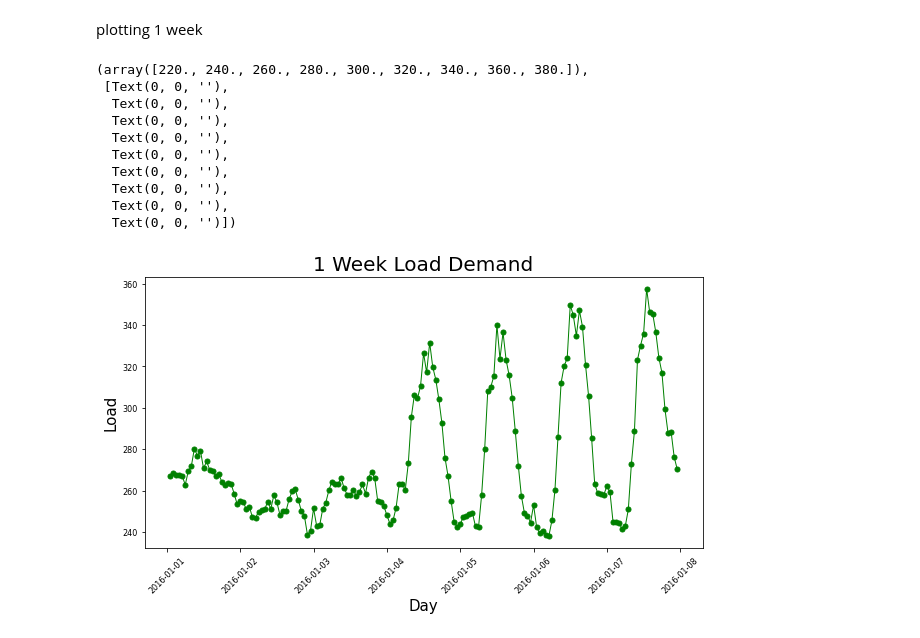
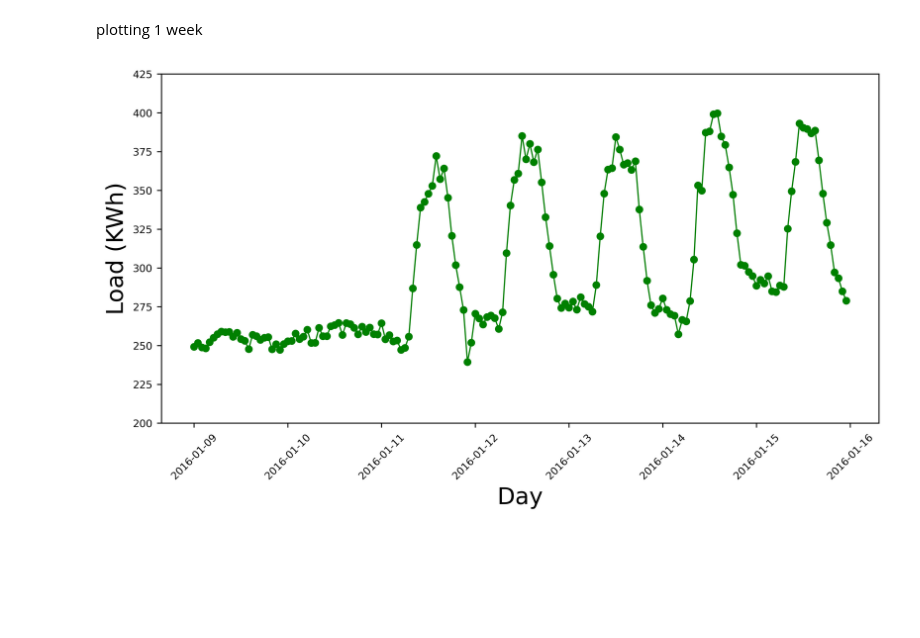
Before and after one commit to shomerthesec/Research-Buildings-Energy-forecasting-using-Deep-Learning, a Jupyter notebook: plotting_notebook.ipynb, the cells around one changed output. Cells and saved outputs as stored; diff of their text form; code cells hidden in the pictures; blank space fills up the shorter version.

Commit message:
creating plots for sokra

```diff
--- a/plotting_notebook.ipynb
+++ b/plotting_notebook.ipynb
@@ -45,29 +45,22 @@ df= df.set_index('timestamp')
 # %% [markdown]
 plotting 1 week
 # %%
-y= df.iloc[1:168].meter_reading
-x= range(1,168)
+y= df.iloc[168+24:168*2+24].meter_reading
+#x= range(1,168)
 # %%
-fig, ax= plt.subplots(1,1, figsize=(10,5))
+fig, ax= plt.subplots( 1,1, figsize=(10,5), dpi=600 )
 
-ax.plot( y , color='green', marker='o', linestyle='-',
-     linewidth=1, markersize=5 )
+ax.plot( y , color='green', marker='o', linestyle='-', linewidth=1, markersize=5 )
 
-ax.set_title('1 Week Load Demand',fontsize=20 )
-ax.set_xlabel('Day' ,fontsize=15)
-ax.set_ylabel('Load' ,fontsize=15)
+#ax.set_title('1 Week Load Demand',fontsize=20 )
+ax.set_xlabel('Day' ,fontsize=18)
+ax.set_ylabel('Load (KWh)' ,fontsize=18)
+
+ax.set_ybound(200,425)
 
 plt.xticks(rotation = 45, fontsize=8)
 plt.yticks(fontsize=8)
+
+plt.savefig('week_research.jpeg', bbox_inches='tight')
 # %% [output]
-(array([220., 240., 260., 280., 300., 320., 340., 360., 380.]),
- [Text(0, 0, ''),
-  Text(0, 0, ''),
-  Text(0, 0, ''),
-  Text(0, 0, ''),
-  Text(0, 0, ''),
-  Text(0, 0, ''),
-  Text(0, 0, ''),
-  Text(0, 0, ''),
-  Text(0, 0, '')])
-[figure, old version]
+[figure, new version]
```
Also changed, not shown: 2 other files.
